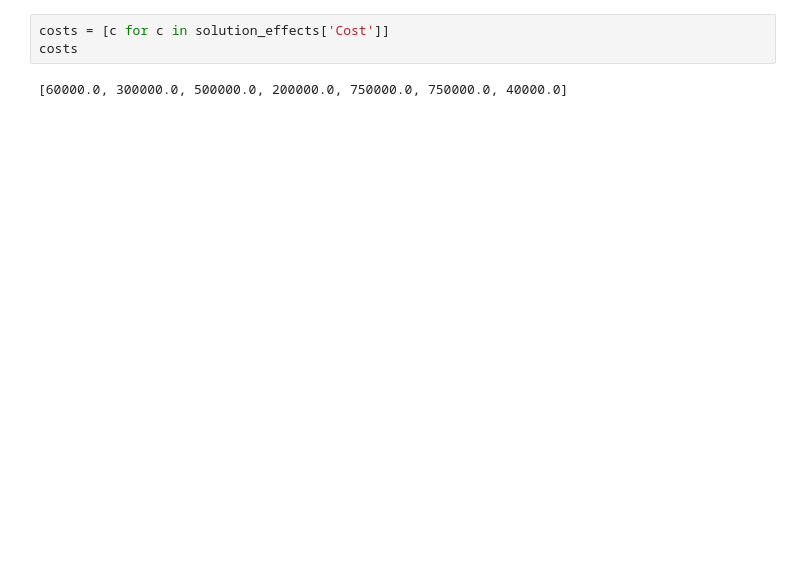
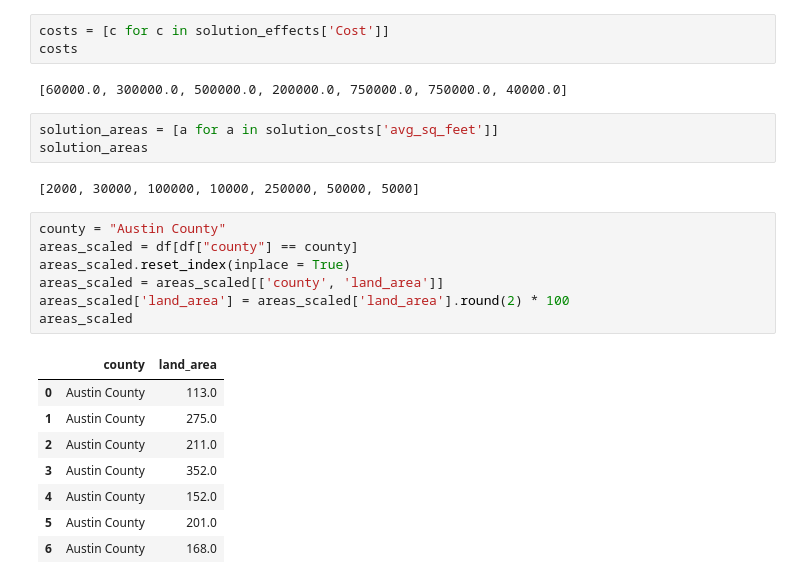
Before and after one commit to mihikag-tech/UTD-Deep-Dive-AI-Project, a Jupyter notebook: FinalOptimizer.ipynb, the cells around one changed output. Saved outputs shown, nothing was run; the diff lists cells and outputs as text; blank space fills up the shorter version.

Commit message:
Updated optimizer (land area not working)

```diff
--- a/FinalOptimizer.ipynb
+++ b/FinalOptimizer.ipynb
@@ -225,3 +179,24 @@ costs = [c for c in solution_effects['Cost']]
 costs
 # %% [output]
 [60000.0, 300000.0, 500000.0, 200000.0, 750000.0, 750000.0, 40000.0]
+# %%
+solution_areas = [a for a in solution_costs['avg_sq_feet']]
+solution_areas
+# %% [output]
+[2000, 30000, 100000, 10000, 250000, 50000, 5000]
+# %%
+county = "Austin County"
+areas_scaled = df[df["county"] == county]
+areas_scaled.reset_index(inplace = True)
+areas_scaled = areas_scaled[['county', 'land_area']]
+areas_scaled['land_area'] = areas_scaled['land_area'].round(2) * 100
+areas_scaled
+# %% [output]
+|  | county | land_area |
+| 0 | Austin County | 113.0 |
+| 1 | Austin County | 275.0 |
+| 2 | Austin County | 211.0 |
+| 3 | Austin County | 352.0 |
+| 4 | Austin County | 152.0 |
+| 5 | Austin County | 201.0 |
+| 6 | Austin County | 168.0 |
```
Also changed, not shown: parts of 4 cells of this notebook.
